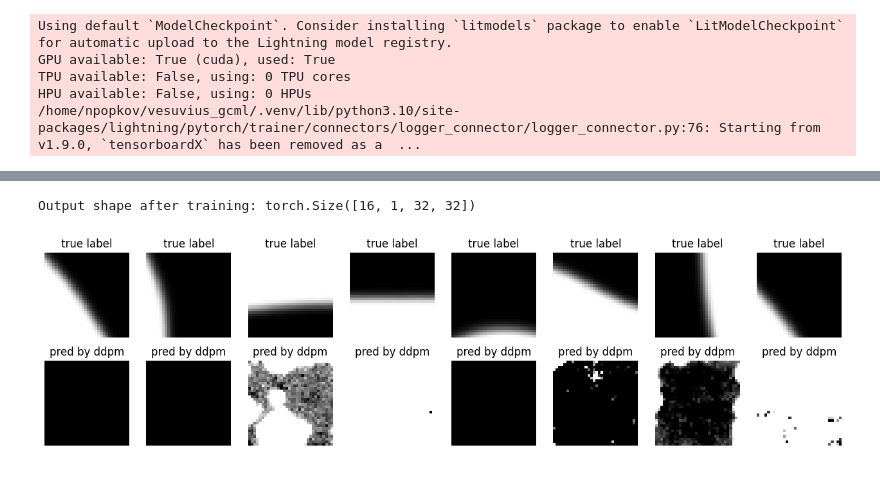
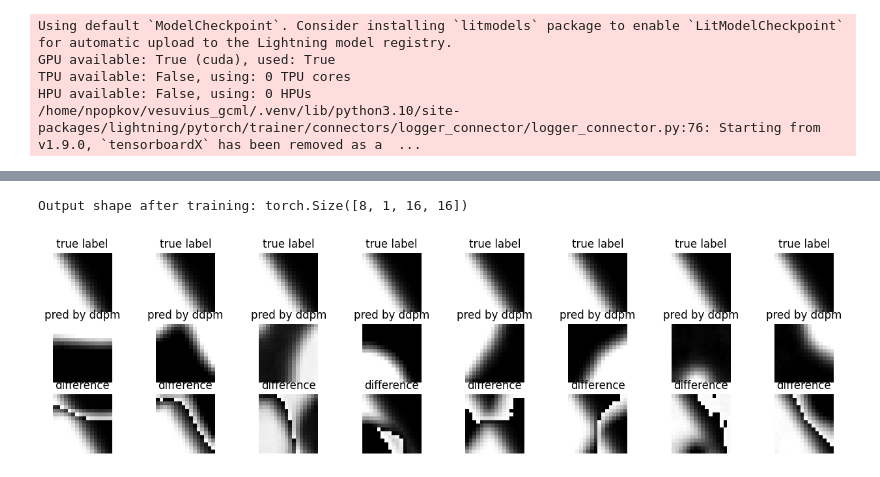
Before and after one commit to naiikaa/grandchallenges_vesuvius, a Jupyter notebook: notebooks/conditional_ddpm_with_ae.ipynb, the cells around one changed output, grey strips where cells are left out. Drawn from its saved outputs; the diff is of its cells as text; code cells hidden in the pictures.

```diff
--- a/notebooks/conditional_ddpm_with_ae.ipynb
+++ b/notebooks/conditional_ddpm_with_ae.ipynb
@@ -34,12 +41,10 @@ torch.Size([16, 16, 32, 32]) torch.Size([16, 32]) torch.Size([16, 32])
 from ml.inklabel_dataset import InkLabelDataset
 segment_ids = yaml.safe_load(open('../configs/segment_ids.yaml', 'r'))
 print(segment_ids['segment_ids'])
-segments = segment_ids['segment_ids']['segments']
-SAMPLE_SIZE = 128
-dataset = InkLabelDataset(segment_ids=segments,sample_size=SAMPLE_SIZE)
+segments = [segment_ids['segment_ids']['segments'][0],segment_ids['segment_ids']['segments'][1],segment_ids['segment_ids']['segments'][2]]
+SAMPLE_SIZE = 16
+VOLUME_DEPTH = 16
+dataset = InkLabelDataset(segment_ids=segments,sample_size=SAMPLE_SIZE,volume_depth=VOLUME_DEPTH,upper_bound=.6, lower_bound=0.4)
 train, test, val = torch.utils.data.random_split(dataset, [0.8, 0.1, 0.1])
-train_Loader = torch.utils.data.DataLoader(train, batch_size=64, shuffle=True,num_workers=27)
-test_Loader = torch.utils.data.DataLoader(test, batch_size=16, shuffle=False,num_workers=27)
-validation_Loader = torch.utils.data.DataLoader(val, batch_size=16, shuffle=False,num_workers=27)
 # %% [output]
 {'segments': ['20231210121321', '20231106155350', '20231005123336', '20230820203112', '20230620230619', '20230826170124', '20230702185753', '20230522215721', '20230531193658', '20230520175435', '20230 ...
@@ -71,10 +73,11 @@ HPU available: False, using: 0 HPUs
 from models.condDDPM import Diffusion
 
 ddpm = Diffusion(
-    noise_steps=850,
+    noise_steps=1000,
     beta_start=1e-4,
     beta_end=0.03,
     img_size=SAMPLE_SIZE,
+    volume_depth=VOLUME_DEPTH,
     c_in=1,
     c_out=1,
     encoder=None,
@@ -107,23 +141,30 @@ ddpm.save(model_cpkt_path="/home/npopkov/vesuvius_gcml/notebooks/ddpm_ckpt", mod
 # %%
-ddpm.load(model_cpkt_path="/home/npopkov/vesuvius_gcml/notebooks/ddpm_ckpt", model_ckpt="ckpt.pt", ema_model_ckpt="ema_ckpt.pt")
+ddpm.load(model_cpkt_path="/home/npopkov/vesuvius_gcml/notebooks/ddpm_ckpt", model_ckpt="ckpt.pt")
 # %%
 test_sample = next(iter(test_Loader))
-
-test_results = ddpm.__test_after_training__(test_sample['scroll_segment'].float().cuda())
+idx = 3
+#stack the same sample 8 times
+input_sample = test_sample['scroll_segment'][idx].repeat(8, 1, 1, 1).float().cuda()
+test_results = ddpm.__test_after_training__(input_sample)
 
 plt.figure(figsize=(16, 4))
 for i in range(8):
-    plt.subplot(2, 8, i + 1)
-    plt.imshow(test_sample['ink_label'][i].cpu().numpy(), cmap='gray')
+    plt.subplot(3, 8, i + 1)
+    plt.imshow(test_sample['ink_label'][idx].cpu().numpy(), cmap='gray',vmin=0,vmax=255)
     plt.axis('off')
     plt.title("true label")
 
-    plt.subplot(2, 8, i + 9)
-    plt.imshow(test_results[i][0].cpu().numpy(), cmap='gray')
+    plt.subplot(3, 8, i + 9)
+    plt.imshow(test_results[i][0].cpu().numpy(), cmap='gray',vmin=0,vmax=255)
     plt.axis('off')
     plt.title("pred by ddpm")
 
+    plt.subplot(3,8,i+17)
+    plt.imshow(test_sample['ink_label'][idx].cpu().numpy()-test_results[i][0].cpu().numpy(),cmap='gray',vmin=0,vmax=255)
+    plt.axis('off')
+    plt.title('difference')
+
 plt.show()
 # %% [output]
-Output shape after training: torch.Size([16, 1, 32, 32])
+Output shape after training: torch.Size([8, 1, 16, 16])
-[figure, old version]
+[figure, new version]
```
Also changed, not shown: parts of 11 cells of this notebook, 4 other files.
